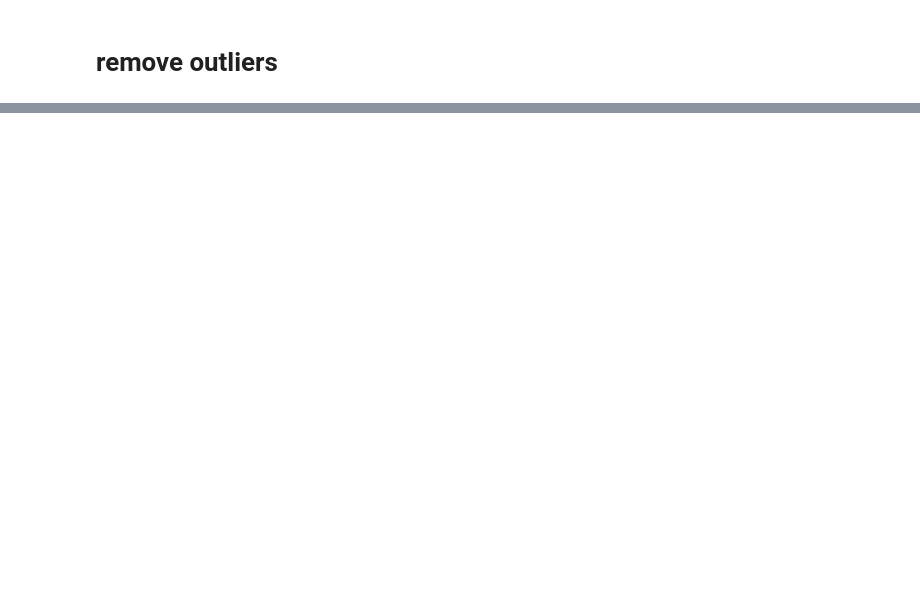
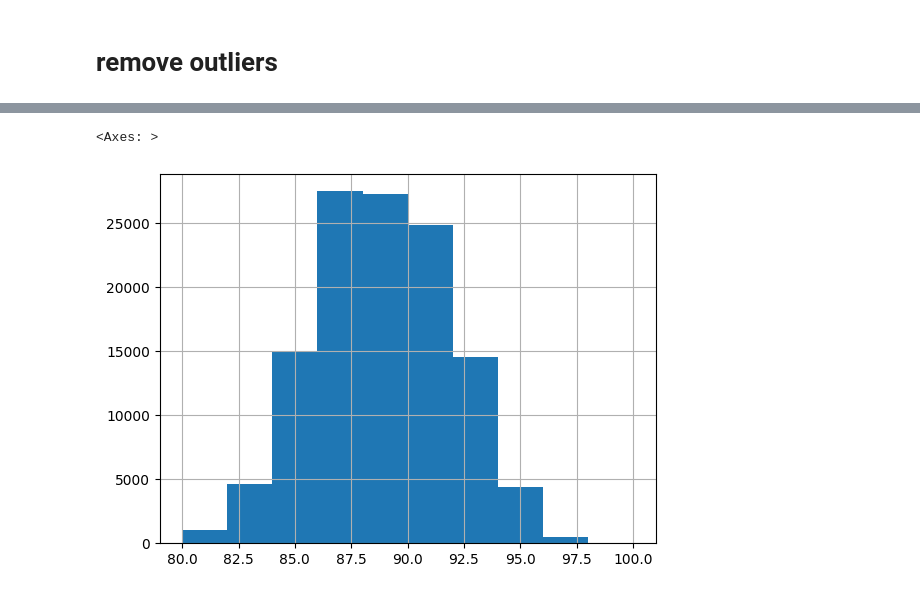
Before and after one commit to kaufman79/wines_data_analysis, a Jupyter notebook: main.ipynb, the cells around one changed output, grey strips where cells are left out. Cells and saved outputs as stored; diff of their text form; code cells hidden in the pictures; blank space fills up the shorter version.

```diff
--- a/main.ipynb
+++ b/main.ipynb
@@ -119,0 +181,5 @@ correlation of price to points: 0.4161667418606219
+# %%
+df_sine_outliers["points"].hist()
+# %% [output]
+<Axes: >
+[figure, added]
```
Also changed, not shown: parts of 12 cells of this notebook.
